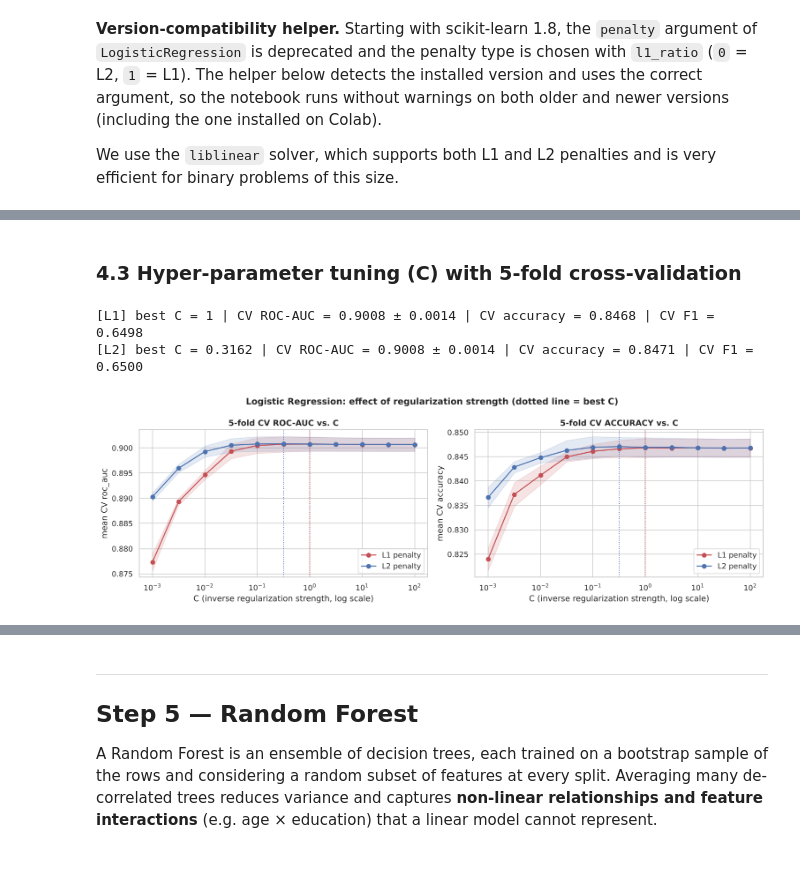
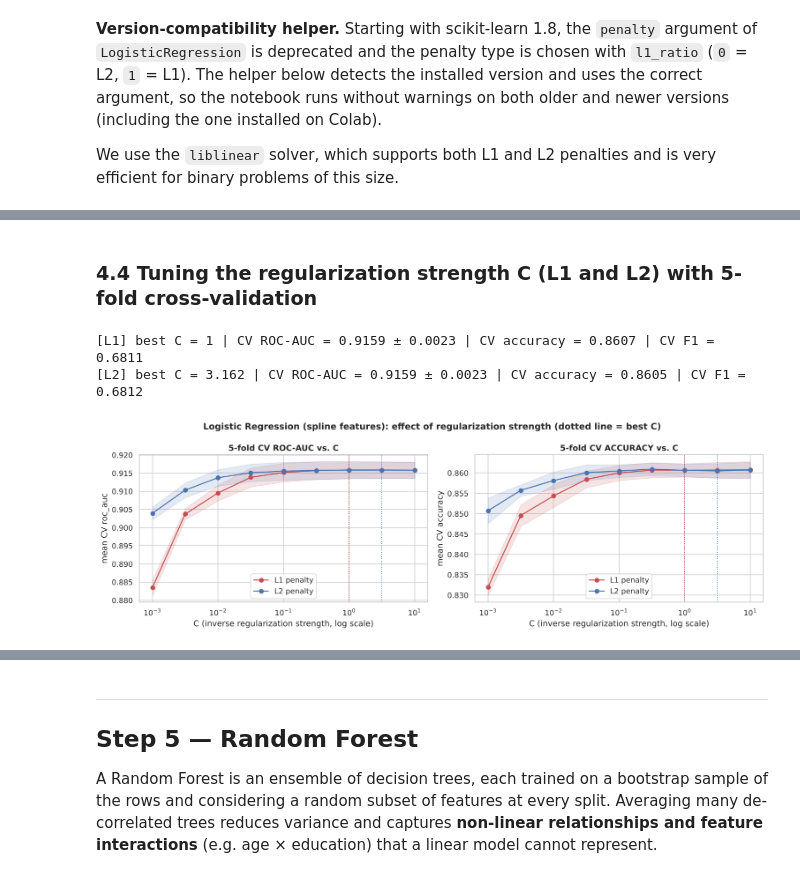
Before and after one commit to hoangminhthanh20042020-cpu/Homework3_datascience, a Jupyter notebook: Homework3_Income_Prediction.ipynb, the cells around one changed output, grey strips where cells are left out. Saved outputs shown, nothing was run; the diff lists cells and outputs as text; code cells hidden in the pictures.

```diff
--- a/Homework3_Income_Prediction.ipynb
+++ b/Homework3_Income_Prediction.ipynb
@@ -551,4 +567,4 @@ def make_logistic_regression(penalty, C=1.0):
 
 CV_5 = StratifiedKFold(n_splits=5, shuffle=True, random_state=RANDOM_STATE)
 SCORING = {"roc_auc": "roc_auc", "accuracy": "accuracy", "f1": "f1"}
-C_GRID = np.logspace(-3, 2, 11)  # 0.001 ... 100
+C_GRID = np.logspace(-3, 1, 9)  # 0.001 ... 10
@@ -554,0 +575,14 @@ C_GRID = np.logspace(-3, 2, 11)  # 0.001 ... 100
+# %%
+fig, axes = plt.subplots(1, 3, figsize=(16, 4))
+for ax, col, bins in zip(axes, ["age", "hours-per-week", "education-num"],
+                         [np.arange(17, 92, 3), np.arange(0, 101, 5), np.arange(0.5, 17.5, 1)]):
+    binned = pd.cut(X_train[col], bins=bins)
+    rate = y_train.groupby(binned, observed=True).agg(["mean", "size"])
+    rate = rate[rate["size"] >= 30]  # hide bins with too few people
+    centers = [interval.mid for interval in rate.index]
+    ax.plot(centers, rate["mean"], marker="o", color="#DD8452")
+    ax.set(title=f">50K rate vs. {col}", xlabel=col, ylabel="share earning >50K")
+    ax.yaxis.set_major_formatter(plt.FuncFormatter(lambda v, _: f"{v:.0%}"))
+plt.suptitle("The relationship with income is clearly non-linear", fontsize=13, fontweight="bold")
+plt.tight_layout()
+plt.show()
@@ -554,0 +598,18 @@ C_GRID = np.logspace(-3, 2, 11)  # 0.001 ... 100
+# %%
+KNOT_OPTIONS = [4, 6, 8, 12]
+candidates = {"linear features": make_linear_preprocessor(use_splines=False)}
+candidates.update({f"splines, {k} knots": make_linear_preprocessor(n_knots=k) for k in KNOT_OPTIONS})
+
+feature_comparison = []
+for label, preprocessor in candidates.items():
+    pipe = Pipeline([("preprocess", preprocessor), ("model", make_logistic_regression("l2"))])
+    scores = cross_validate(pipe, X_train, y_train, cv=CV_5, scoring=SCORING, n_jobs=-1)
+    feature_comparison.append({"features": label,
+                               "CV ROC-AUC": scores["test_roc_auc"].mean(),
+                               "CV accuracy": scores["test_accuracy"].mean(),
+                               "CV F1": scores["test_f1"].mean()})
+feature_comparison = pd.DataFrame(feature_comparison).set_index("features")
+
+N_KNOTS = int(feature_comparison.drop(index="linear features")["CV ROC-AUC"].idxmax().split()[1])
+print(f"Selected number of spline knots: {N_KNOTS}")
+feature_comparison.style.format("{:.4f}").highlight_max(color="#C6EFCE")
@@ -555,9 +629,9 @@ C_GRID = np.logspace(-3, 2, 11)  # 0.001 ... 100
 # %% [markdown]
-### 4.3 Hyper-parameter tuning (C) with 5-fold cross-validation
+### 4.4 Tuning the regularization strength C (L1 and L2) with 5-fold cross-validation
 # %%
 logreg_searches = {}
 for penalty in ("l1", "l2"):
-    pipe = Pipeline([("preprocess", linear_preprocessor),
+    pipe = Pipeline([("preprocess", make_linear_preprocessor(n_knots=N_KNOTS)),
                      ("model", make_logistic_regression(penalty))])
     search = GridSearchCV(pipe, {"model__C": C_GRID}, cv=CV_5, scoring=SCORING,
                           refit="roc_auc", n_jobs=-1)
@@ -574,24 +648,24 @@ for penalty in ("l1", "l2"):
 logreg_l1 = logreg_searches["l1"].best_estimator_
 logreg_l2 = logreg_searches["l2"].best_estimator_
 # %% [output]
-[L1] best C = 1 | CV ROC-AUC = 0.9008 ± 0.0014 | CV accuracy = 0.8468 | CV F1 = 0.6498
-[L2] best C = 0.3162 | CV ROC-AUC = 0.9008 ± 0.0014 | CV accuracy = 0.8471 | CV F1 = 0.6500
+[L1] best C = 1 | CV ROC-AUC = 0.9159 ± 0.0023 | CV accuracy = 0.8607 | CV F1 = 0.6811
+[L2] best C = 3.162 | CV ROC-AUC = 0.9159 ± 0.0023 | CV accuracy = 0.8605 | CV F1 = 0.6812
 # %%
 fig, axes = plt.subplots(1, 2, figsize=(14, 4.5))
 for metric, ax in zip(["roc_auc", "accuracy"], axes):
     for penalty, color in [("l1", "#C44E52"), ("l2", "#4C72B0")]:
         res = logreg_searches[penalty].cv_results_
         mean, std = res[f"mean_test_{metric}"], res[f"std_test_{metric}"]
         ax.semilogx(C_GRID, mean, marker="o", color=color, label=f"{penalty.upper()} penalty")
         ax.fill_between(C_GRID, mean - std, mean + std, color=color, alpha=0.15)
         best_c = logreg_searches[penalty].best_params_["model__C"]
         ax.axvline(best_c, color=color, ls=":", lw=1.2)
     ax.set(title=f"5-fold CV {metric.replace('_', '-').upper()} vs. C",
            xlabel="C (inverse regularization strength, log scale)", ylabel=f"mean CV {metric}")
     ax.legend()
-plt.suptitle("Logistic Regression: effect of regularization strength (dotted line = best C)",
-             fontsize=13, fontweight="bold")
+plt.suptitle("Logistic Regression (spline features): effect of regularization strength "
+             "(dotted line = best C)", fontsize=13, fontweight="bold")
 plt.tight_layout()
 plt.show()
 # %% [output]
-[figure, old version]
+[figure, new version]
```
Also changed, not shown: parts of 31 cells of this notebook, 1 other file.
